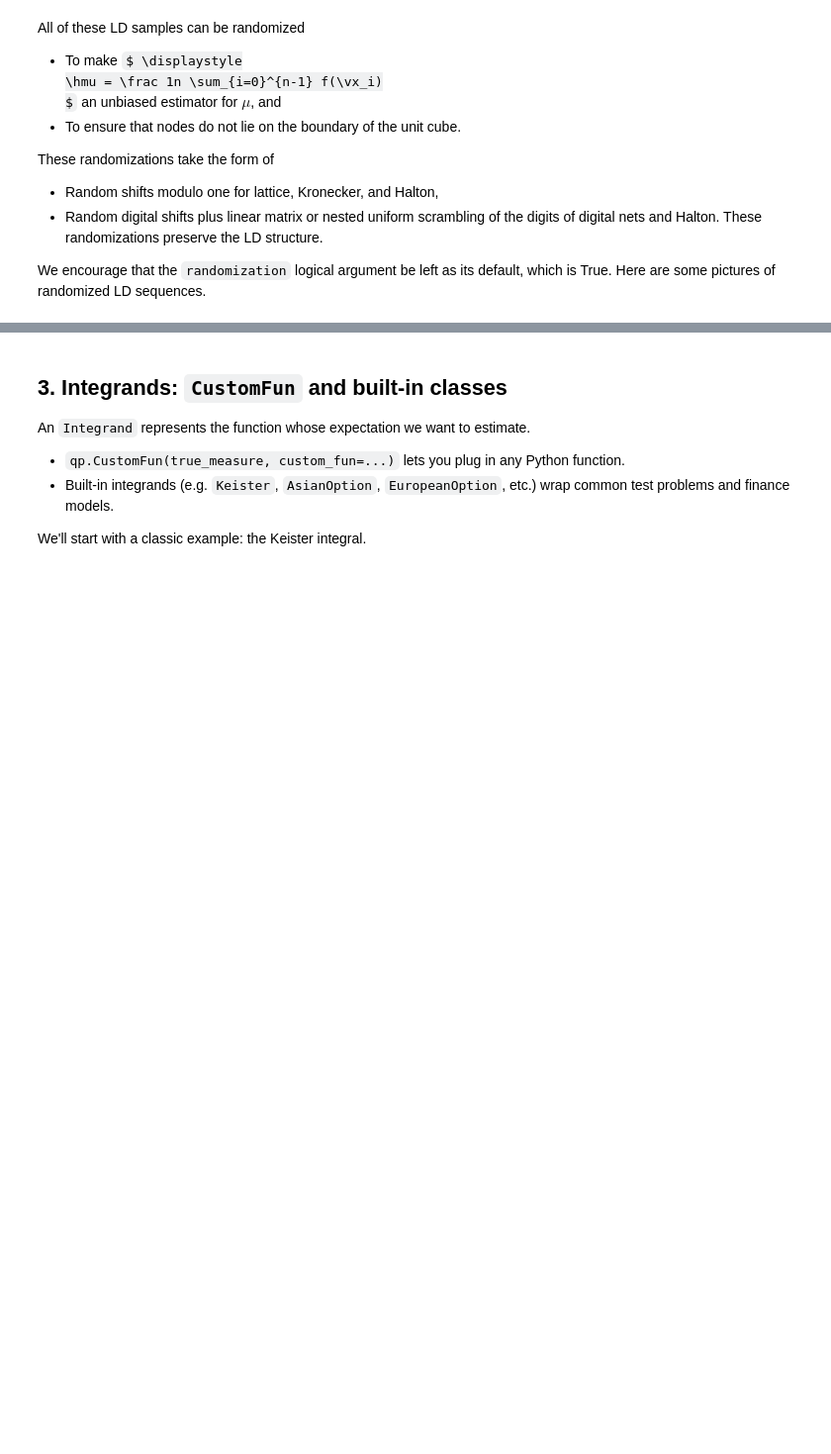
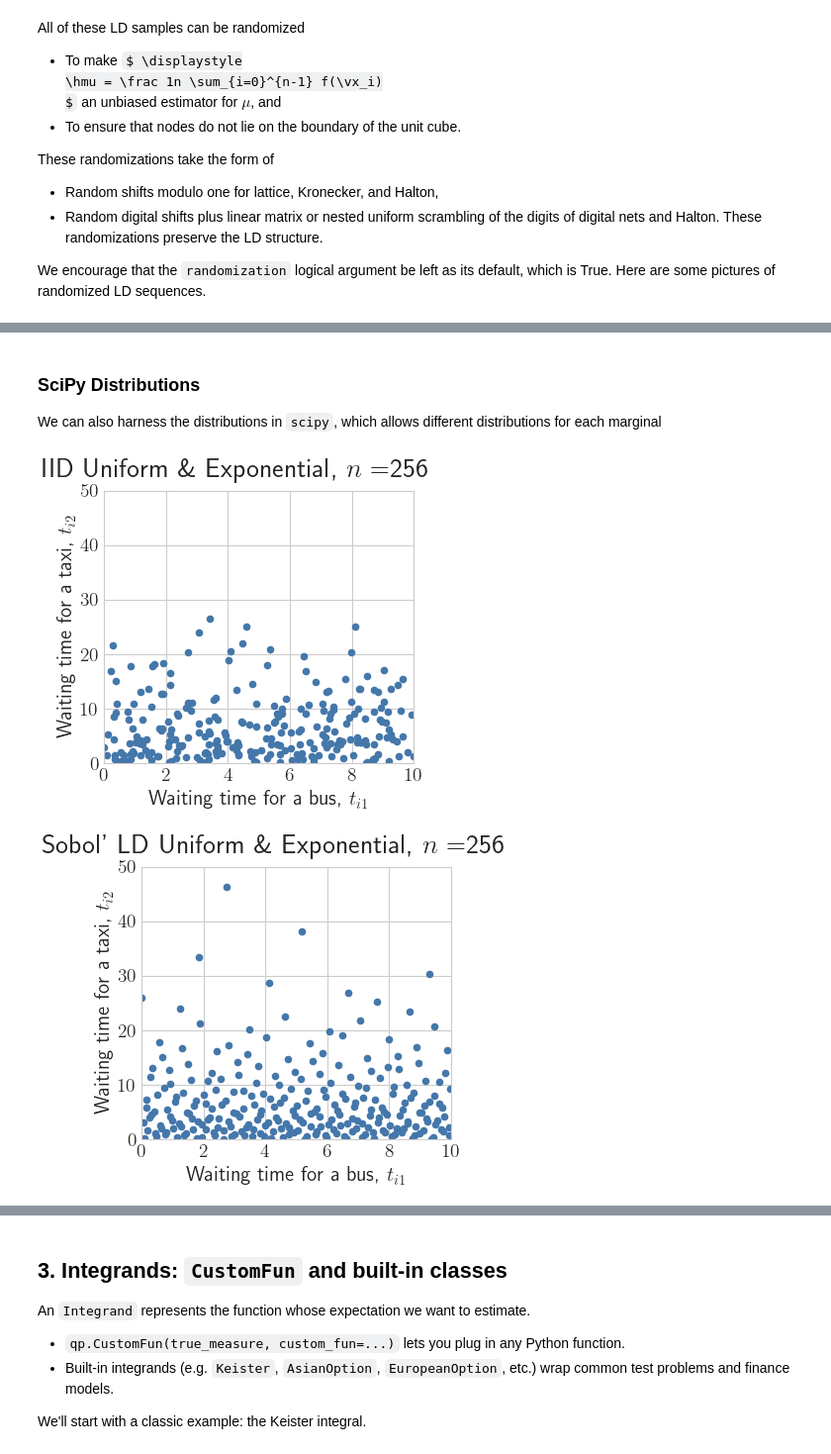
Before and after one commit to QMCSoftware/MATH565Fall2025, a Jupyter notebook: notebooks/QMCPy_Introduction.ipynb, the cells around one changed output, grey strips where cells are left out. Shown at 99% size. Drawn from its saved outputs; the diff is of its cells as text; code cells hidden in the pictures; some formulas as TeX source; blank space fills up the shorter version.

```diff
--- a/notebooks/QMCPy_Introduction.ipynb
+++ b/notebooks/QMCPy_Introduction.ipynb
@@ -340,8 +350,30 @@ print("Gaussian samples shape:", g_samples.shape)
+# %% [markdown]
+### SciPy Distributions
+We can also harness the distributions in `scipy`, which allows different distributions for each marginal
 # %%
-fig, axes = plt.subplots(1, 2, figsize=(10, 3))
-axes[0].hist(u_samples[:, 0], bins=40, density=True)
-axes[0].set_title("First coordinate: Uniform[0,1]")
-axes[1].hist(g_samples[:, 0], bins=40, density=True)
-axes[1].set_title("First coordinate: Gaussian N(0, 1/2)")
-plt.tight_layout()
-plt.show()
+for key in keys_to_plot:
+    s = the_samplers[key]
+    # Wrap the base sampler in a disribution whose first coordinate is uniform and second is exponential
+    gaussian = qp.SciPyWrapper(s["gen"],
+                               scipy_distribs = [
+                                   stats.uniform(loc=0,scale=10),
+                                   stats.expon(scale=7)])
+
+    fig, ax = qp.plot_proj(
+        gaussian,
+        n=n,
+        d_horizontal=1,
+        d_vertical=2,
+        axis_pad=0.05,
+        marker_size=20,
+        figfac=4,  # how big do you want your figures
+        fig_title=f"{s['label']} Uniform \& Exponential, $n=${n}",
+        where_title=0.93,
+    )
+    ax[0,0].set_xlim([0,10])
+    ax[0,0].set_ylim([0,50])
+    ax[0,0].set_xlabel(r"Waiting time for a bus, $t_{i1}$")
+    ax[0,0].set_ylabel(r"Waiting time for a taxi, $t_{i2}$")
+# %% [output]
+[figure, added]
+[figure, added]
```
Also changed, not shown: parts of 9 cells of this notebook, 1 other file.
